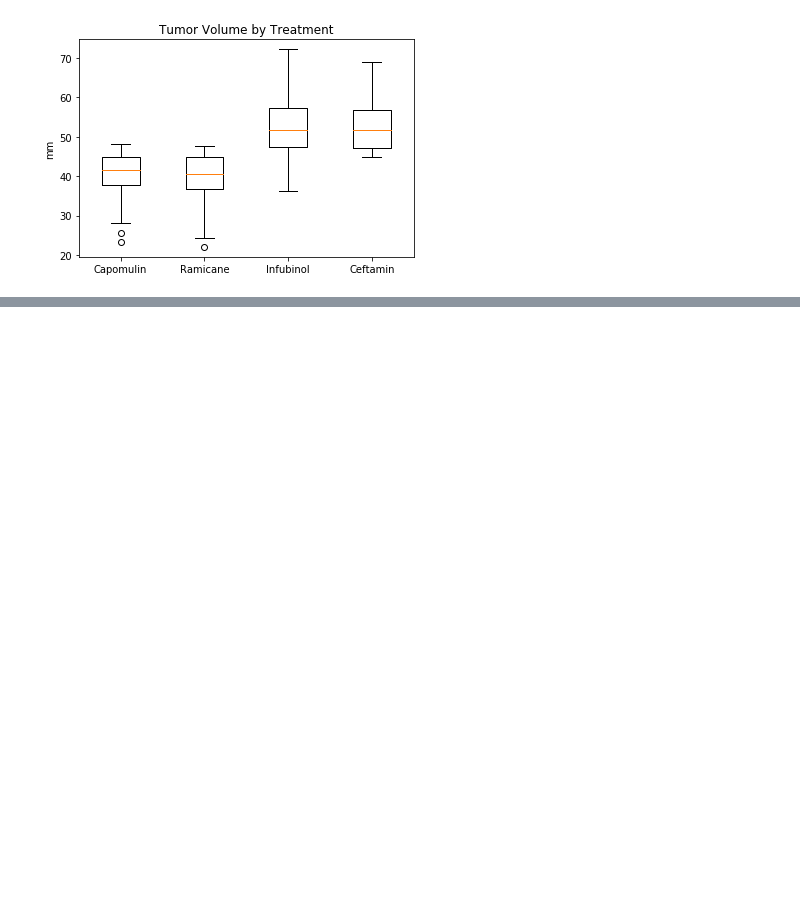
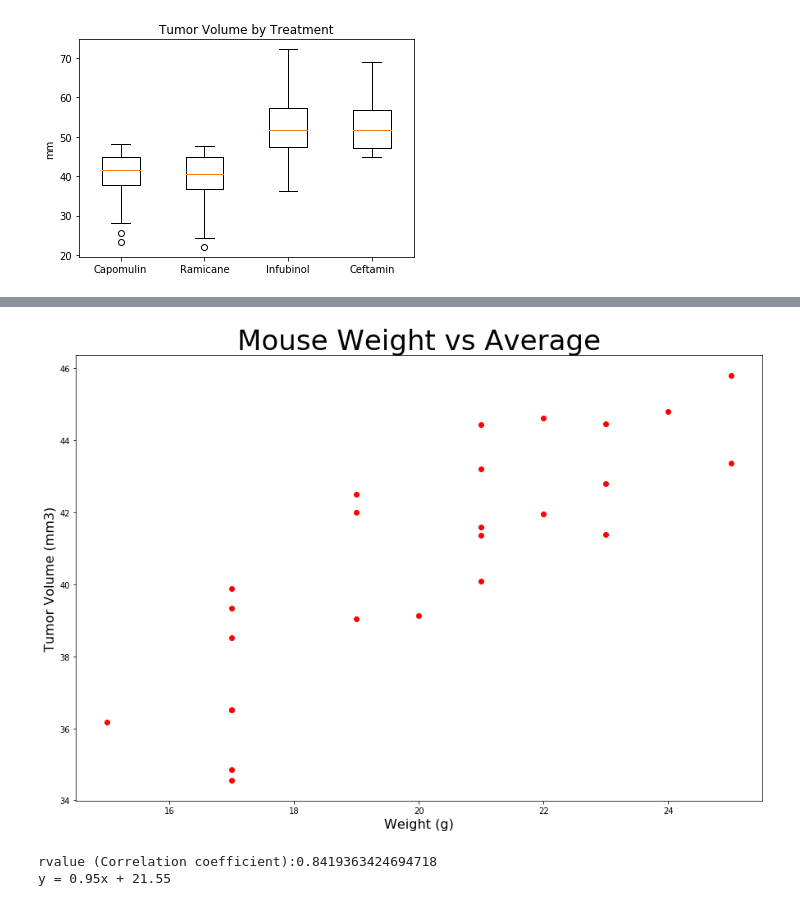
Before and after one commit to PamHvv14/Matplotlib-Challenge, a Jupyter notebook: matplotlib.ipynb, the cells around one changed output, grey strips where cells are left out. Cells and saved outputs as stored; diff of their text form; code cells hidden in the pictures; blank space fills up the shorter version.

```diff
--- a/matplotlib.ipynb
+++ b/matplotlib.ipynb
@@ -323,0 +338,27 @@ plt.show()
+# %%
+# Generate a scatter plot of mouse weight versus average tumor volume for the Capomulin regimen
+vol_drugs2 = unique_df.loc[unique_df['Drug Regimen'] == 'Capomulin', ['Mouse ID','Weight (g)','Tumor Volume (mm3)']]
+weight_avg=vol_drugs2.groupby(['Mouse ID']).mean()
+
+fig1, ax1 = plt.subplots(figsize=(15, 10))
+plt.scatter(weight_avg['Weight (g)'],weight_avg['Tumor Volume (mm3)'],color="red")
+plt.xlabel('Weight (g)',fontsize =16)
+plt.ylabel('Tumor Volume (mm3)',fontsize =16)
+plt.title('Mouse Weight vs Average',fontsize =34)
+plt.show()
+# %% [output]
+[figure, added]
+# %%
+# Calculate the correlation coefficient and linear regression model
+# for mouse weight and average tumor volume for the Capomulin regimen
+x_val = weight_avg['Weight (g)']
+y_val = weight_avg['Tumor Volume (mm3)']
+slope, intercept, rvalue, pvalue, stderr = linregress(x_val, y_val)
+regress_val = x_val * slope + intercept
+
+print(f"rvalue (Correlation coefficient):{rvalue}")
+line_eq = "y = " + str(round(slope,2)) + "x + " + str(round(intercept,2))
+print(line_eq)
+# %% [output]
+rvalue (Correlation coefficient):0.8419363424694718
+y = 0.95x + 21.55
```
Also changed, not shown: parts of 3 cells of this notebook.
